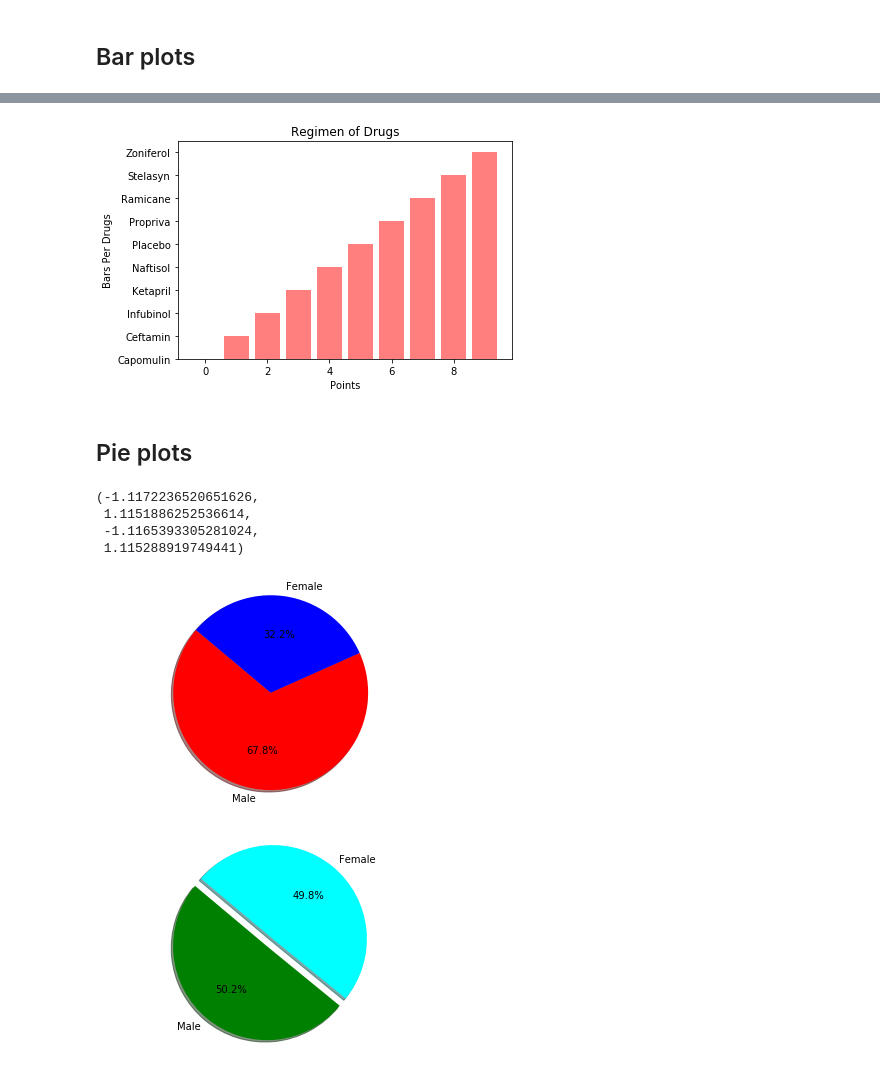
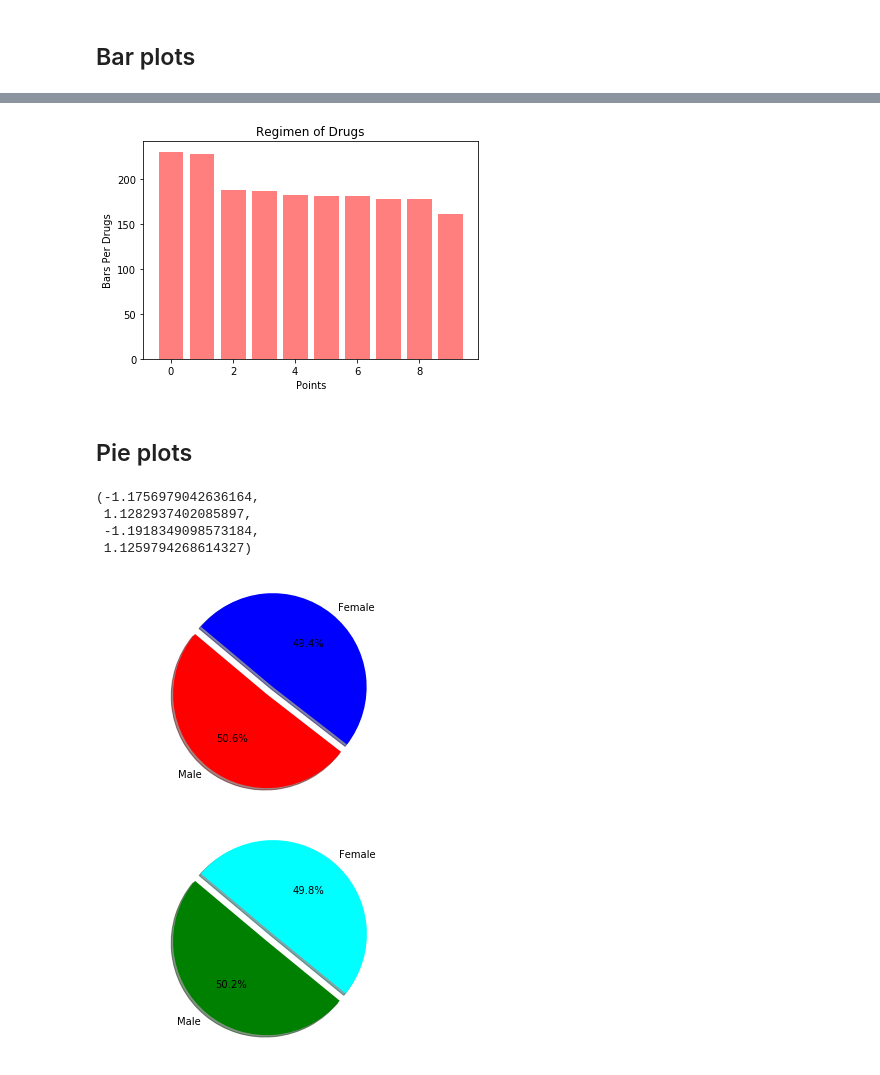
Before and after one commit to enjbaez/Matplotlib-challenge, a Jupyter notebook: Pymaceuticals/pymaceuticals_starter-Copy1.ipynb, the cells around one changed output, grey strips where cells are left out. Cells and saved outputs as stored; diff of their text form; code cells hidden in the pictures.

```diff
--- a/Pymaceuticals/pymaceuticals_starter-Copy1.ipynb
+++ b/Pymaceuticals/pymaceuticals_starter-Copy1.ipynb
@@ -69,3 +69,8 @@ some_stats
 | Zoniferol | 53.236507 | 51.818479 | 48.533355 | 6.966589 | 0.516398 |
 # %% [markdown]
 ## Bar plots
+# %%
+# value count on drug regimen, use merge table
+merged_drugs = merge_table["Drug Regimen"].value_counts()
+merged_drugs
+#merge_table.value_counts(['Drug Regimen'])
@@ -93,46 +112,45 @@ df.plt(kind=bar)
 # %%
 ### Generate a bar plot showing number of data points for each treatment regimen using pyplot
 
-DrugRegimen = ["Capomulin", "Ceftamin", "Infubinol", "Ketapril", "Naftisol", "Placebo", "Propriva", "Ramicane", "Stelasyn", "Zoniferol"]
-x_axis = np.arange(len(DrugRegimen))
-plt.bar(x_axis, DrugRegimen, color='r', alpha=0.5, align="center")
+#DrugRegimen = ["Capomulin", "Ceftamin", "Infubinol", "Ketapril", "Naftisol", "Placebo", "Propriva", "Ramicane", "Stelasyn", "Zoniferol"]
+x_axis = np.arange(len(merged_drugs))
+plt.bar(x_axis, merged_drugs, color='r', alpha=0.5, align="center")
 
 # Create the ticks for our bar chart's x axis
 #tick_locations = [value for value in x_axis]
 #plt.xticks(tick_locations, DrugRegimen)
 
 # Set the limits of the x axis
 #plt.xlim(-0.75, len(x_axis)-0.25)
 
 # Set the limits of the y axis
 #plt.ylim(0, max(DrugRegimen)+0.4)
 
 # Give the chart a title, x label, and y label
 plt.title("Regimen of Drugs")
 plt.xlabel("Points")
 plt.ylabel("Bars Per Drugs")
 
 # Print it to the screen
 plt.show()
 
 
 # have to pass x and y arguements
 # %% [output]
-[figure, old version]
+[figure, new version]
 # %% [markdown]
 ## Pie plots
 # %%
 ### Generate a pie plot showing the distribution of female versus male mice using pandas
 
-
-regimen_group = merge_table.groupby(['Sex'])
+regimen_group = merge_table.Sex.value_counts()
 regimen_group.head()
 
 # Labels for the sections of our pie chart
 labels = ["Male", "Female"]
 
 # The values of each section of the pie chart
-sizes = [200, 95]
+#sizes = [200, 95]
 
 # The colors of each section of the pie chart
 colors = ["red", "blue"]
@@ -142,17 +160,17 @@ explode = (0.1, 0)
 
 # Creates the pie chart based upon the values above
 # Automatically finds the percentages of each part of the pie chart
-plt.pie(sizes, labels=labels, colors=colors,
+plt.pie(regimen_group.values, explode=explode, labels=labels, colors=colors,
         autopct="%1.1f%%", shadow=True, startangle=140)
 
 # Tells matplotlib that we want a pie chart with equal axes
 plt.axis("equal")
 # %% [output]
-(-1.1172236520651626,
- 1.1151886252536614,
- -1.1165393305281024,
- 1.115288919749441)
+(-1.1756979042636164,
+ 1.1282937402085897,
+ -1.1918349098573184,
+ 1.1259794268614327)
-[figure, old version]
+[figure, new version]
 # %%
 ### Generate a pie plot showing the distribution of female versus male mice using pyplot
 
```
Also changed, not shown: parts of 3 cells of this notebook.
